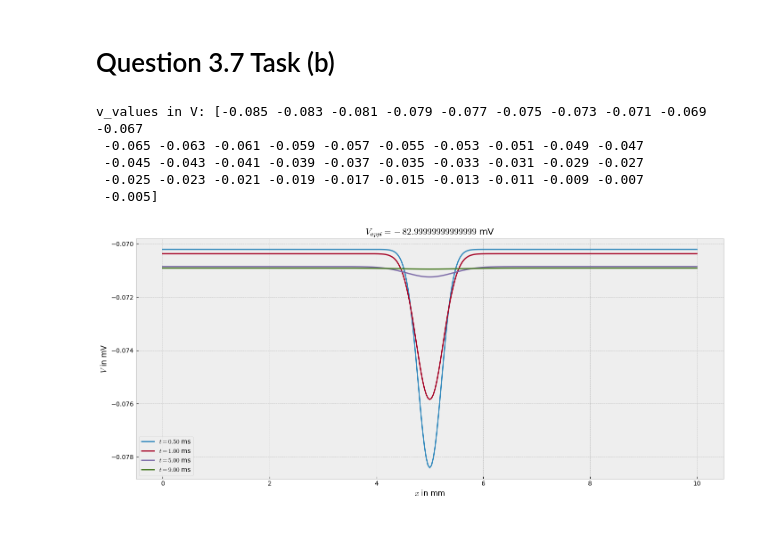
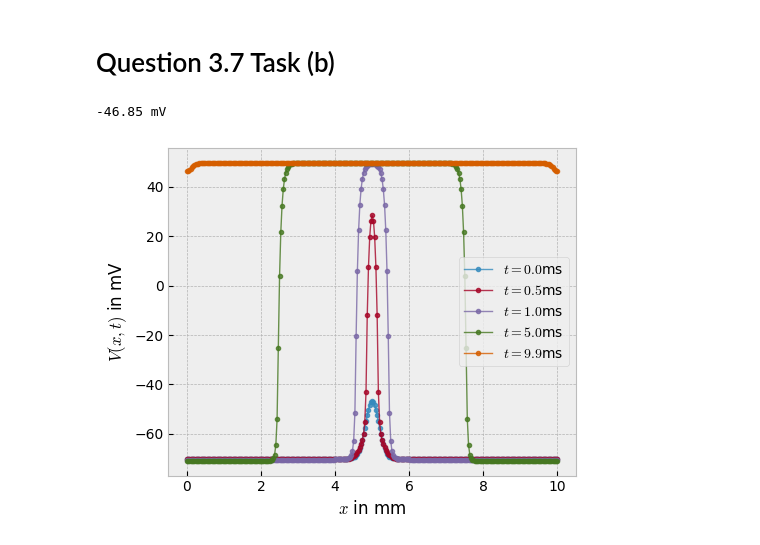
Before and after one commit to leonardlux/comp_phy_exam, a Jupyter notebook: problem_3/question_3_7/task_b.ipynb, the cells around one changed output. Drawn from its saved outputs; the diff is of its cells as text; code cells hidden in the pictures.

```diff
--- a/problem_3/question_3_7/task_b.ipynb
+++ b/problem_3/question_3_7/task_b.ipynb
@@ -12,42 +14,35 @@ from opt_diags_gen import diags_gen_backwards_euler
 plt.style.use('bmh')
 # %%
 Us = []
-n_sim = 40+1 # amounts of simulation that should be done
+n_sim = 40+1 # amounts of simulation that will be done
 # center and sides define the interval in which V_appl is varied (linear)
-center = -45 * c.milli
-sides = 40 * c.milli
+center = -46.9 * c.milli
+sides = 0.05 * c.milli
 v_values = np.linspace(center - sides, center + sides ,n_sim)
 
-print("v_values in V:",v_values)
+print("v_values in mV:",v_values/c.milli)
 
 for v_appl in v_values:
     inital_distr = inital_values(v_appl)
     Us.append(solve_simulation(inital_distr,diags_gen_backwards_euler))
-# %% [output]
-v_values in V: [-0.085 -0.083 -0.081 -0.079 -0.077 -0.075 -0.073 -0.071 -0.069 -0.067
- -0.065 -0.063 -0.061 -0.059 -0.057 -0.055 -0.053 -0.051 -0.049 -0.047
- -0.045 -0.043 -0.041 -0.039 -0.037 -0.035 -0.033 -0.031 -0.029 -0.027
- -0.025 -0.023 -0.021 -0.019 -0.017 -0.015 -0.013 -0.011 -0.009 -0.007
- -0.005]
-# %%
-# plot V(x) for different times superimposed
-i_v_appl = 1
-U = Us[i_v_appl]
-
-ts = np.arange(10)*10
-ts = [50,100,500,900]
-
-plt.figure(figsize=(17,7))
-for t in ts:
-    plt.plot(c.x_g/c.milli,U[t],label=f"$t={t*c.delta_t/c.milli:.2f}$ ms")
-
-plt.title("$V_{appl}" + f" = {v_values[i_v_appl]/c.milli}$ mV")
-plt.ylabel("$V$ in mV")
-plt.xlabel("$x$ in mm")
-plt.legend()
-plt.show()
-# %% [output]
-[figure, removed]
+# %%
+ts = [0,50,100,500,c.n_t-10]
+filename = "v_appl_high"
+
+for i_v_appl in [40]:
+    U = Us[i_v_appl]
+    print(f"V_appl = {v_values[i_v_appl]/c.milli:.2f} mV")
+    plot_diff_times(
+        U,
+        t_diff_times=ts,
+        log=False,
+        alpha=0.8,
+        legend=True,
+        filename=filename
+        )
+# %% [output]
+-46.85 mV
+[figure, added]
 # %%
 # plot endvoltage against v_appl
 # volatage in the middle at the end
```
Also changed, not shown: parts of 3 cells of this notebook, 3 other files.
